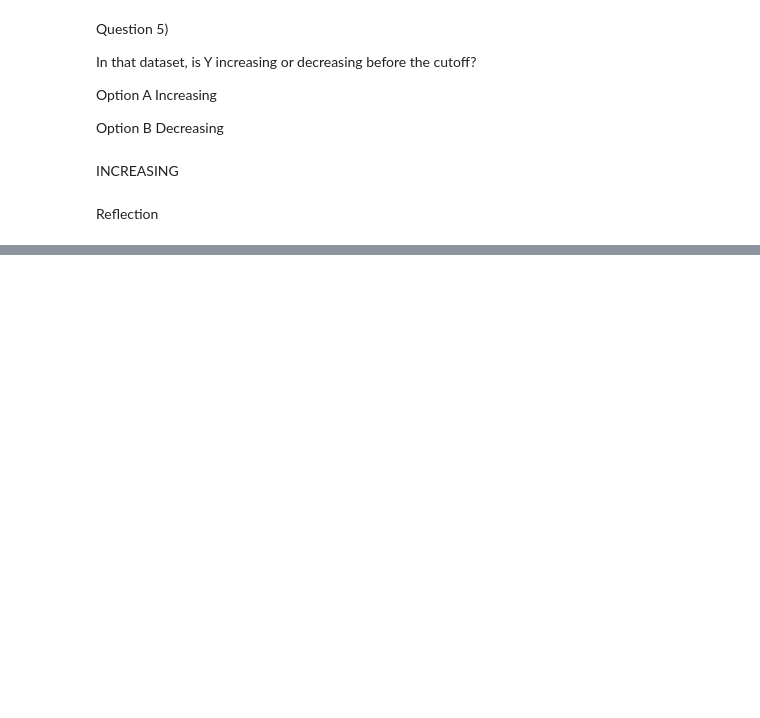
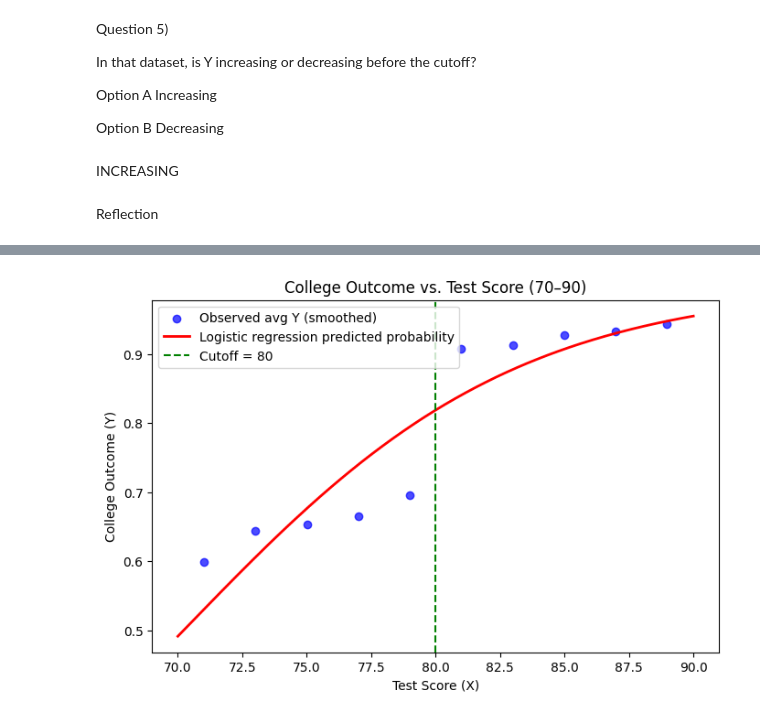
Before and after one commit to rain-dimen/Mod-6-Experimental-Design-and-Causality_Coding-Quiz-Week-4, a Jupyter notebook: Mod 6 -- Week 5.ipynb, the cells around one changed output, grey strips where cells are left out. Cells and saved outputs as stored; diff of their text form; code cells hidden in the pictures; blank space fills up the shorter version.

```diff
--- a/Mod 6 -- Week 5.ipynb
+++ b/Mod 6 -- Week 5.ipynb
@@ -542,0 +556,39 @@ NameError: name 'df' is not defined
+# %%
+import matplotlib.pyplot as plt
+import numpy as np
+import pandas as pd
+from sklearn.linear_model import LogisticRegression
+from sklearn.preprocessing import StandardScaler
+
+df_b = df_b.rename(columns={"X2": "X", "Y2": "Y"})
+
+
+# Assume df_a or df_b is your dataset, pick one (we’ll use df_b here)
+df_focus = df_b[(df_b["X"] >= 70) & (df_b["X"] <= 90)].copy()
+
+# Step 1: Bin X (test score) to smooth the actual 0/1 data
+df_focus["X_bin"] = pd.cut(df_focus["X"], bins=np.arange(70, 91, 2))
+mean_y = df_focus.groupby("X_bin")[["X", "Y"]].mean()
+
+# Step 2: Fit logistic regression
+X_scaled = StandardScaler().fit_transform(df_focus[["X"]])
+log_reg = LogisticRegression(max_iter=1000)
+log_reg.fit(X_scaled, df_focus["Y"])
+
+# Step 3: Predict smooth probabilities
+x_range = np.linspace(70, 90, 200).reshape(-1, 1)
+x_range_scaled = StandardScaler().fit(df_focus[["X"]]).transform(x_range)
+y_pred_prob = log_reg.predict_proba(x_range_scaled)[:, 1]
+
+# Step 4: Plot both
+plt.figure(figsize=(8, 5))
+plt.scatter(mean_y["X"], mean_y["Y"], color="blue", label="Observed avg Y (smoothed)", alpha=0.7)
+plt.plot(x_range, y_pred_prob, color="red", label="Logistic regression predicted probability", linewidth=2)
+plt.axvline(80, color="green", linestyle="--", label="Cutoff = 80")
+plt.xlabel("Test Score (X)")
+plt.ylabel("College Outcome (Y)")
+plt.title("College Outcome vs. Test Score (70–90)")
+plt.legend()
+plt.show()
+# %% [output]
+[figure, added]
```
Also changed, not shown: parts of 2 cells of this notebook.
